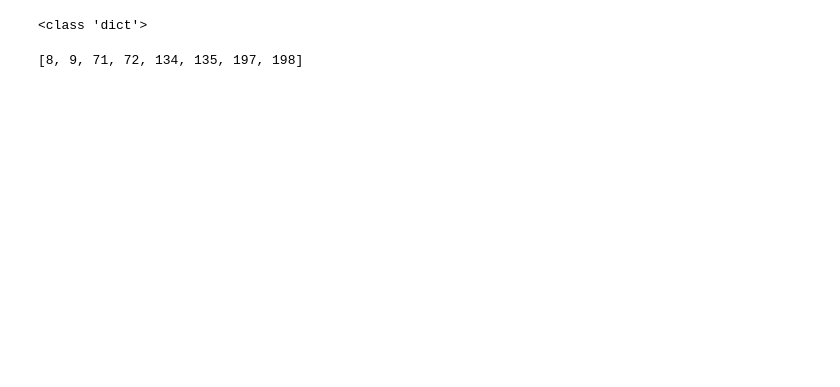
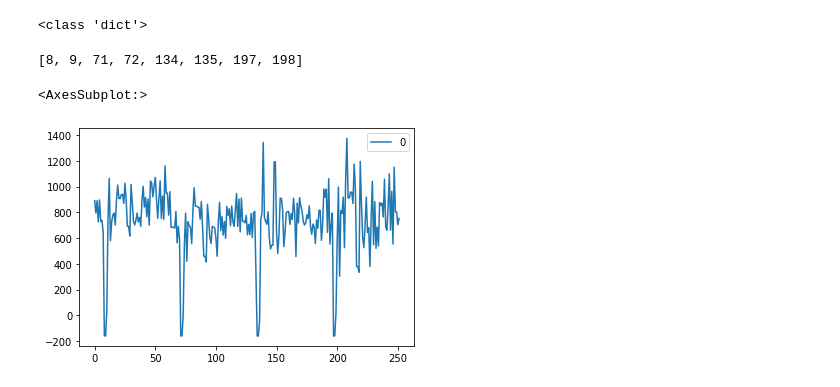
Before and after one commit to JoelPoah/AIMLCA2, a Jupyter notebook: TimeSeries_PartA/TimeSeries.ipynb, the cells around one changed output. Drawn from its saved outputs; the diff is of its cells as text; code cells hidden in the pictures; blank space fills up the shorter version.

```diff
--- a/TimeSeries_PartA/TimeSeries.ipynb
+++ b/TimeSeries_PartA/TimeSeries.ipynb
@@ -886,8 +921,13 @@ id
 #if index of y_pred is in (id) then y_pred value is -200
 for i in range(len(y_pred)):
     if y_pred.index.any() in id:
-        y_pred.iloc[i,"Value"]=-200
+        y_pred.iloc[i,"Value"]=-160
 # y_pred= y_pred.loc[y_pred.index==(id),'Value']=-200
 # y_pred
 # %%
 y_pred.to_csv('./predictions/y_pred.csv')
+# %%
+y_pred.plot()
+# %% [output]
+<AxesSubplot:>
+[figure, added]
```
Also changed, not shown: parts of 10 cells of this notebook, 6 other files.
